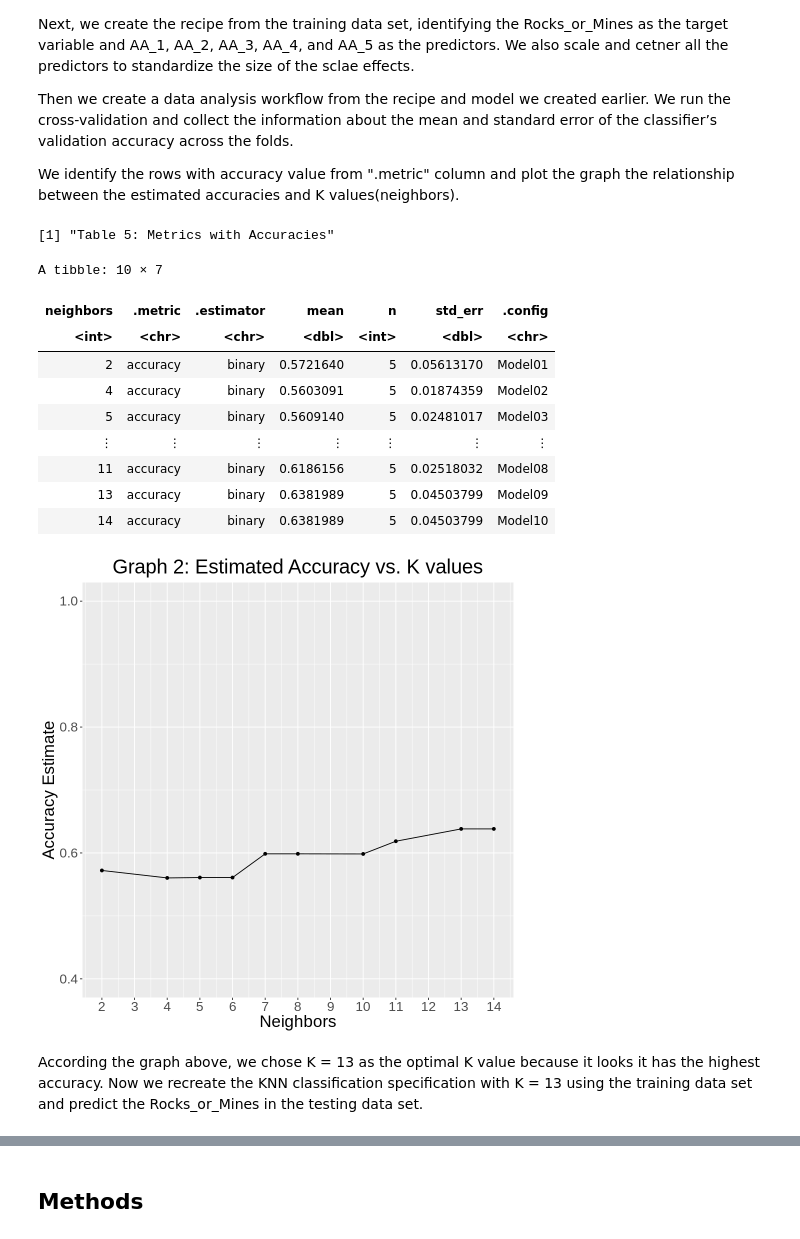
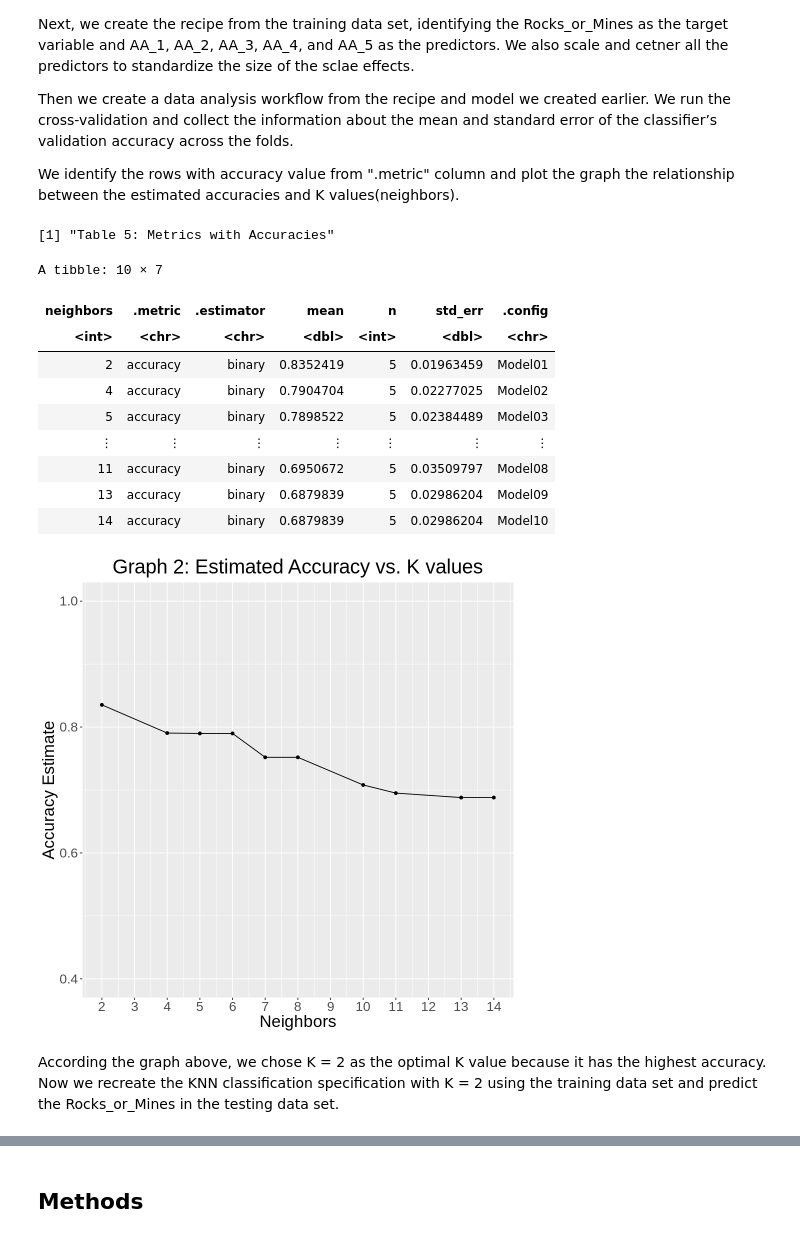
Before and after one commit to m2icocoa/group_project_team_6, a Jupyter notebook: proposal.ipynb, the cells around one changed output, grey strips where cells are left out. Drawn from its saved outputs; the diff is of its cells as text; code cells hidden in the pictures.

Commit message:
KNN accuracy + confusion matrix using 60 angles

```diff
--- a/proposal.ipynb
+++ b/proposal.ipynb
@@ -181,46 +181,46 @@ knn_spec <- nearest_neighbor(weight_func = "rectangular", neighbors = tune()) %>
     set_engine("kknn") %>%
     set_mode("classification")
 
-sonar_recipe <- recipe(Rocks_or_Mines ~ AA_1 + AA_2 + AA_3 + AA_4 + AA_5, data = sonar_training) %>%
+sonar_recipe <- recipe(Rocks_or_Mines ~., data = sonar_training) %>%
     step_scale(all_predictors()) %>%
     step_center(all_predictors())
 
 knn_results <- workflow() %>%
     add_recipe(sonar_recipe) %>%
     add_model(knn_spec) %>%
     tune_grid(resamples = sonar_vfold, grid = 10) %>%
     collect_metrics()
 
 accuracies <- knn_results %>%
     filter(.metric == "accuracy")
 print("Table 5: Metrics with Accuracies")
 accuracies
 
 accuracy_vs_k <- ggplot(accuracies, aes(x = neighbors, y = mean)) +
     geom_point() +
     geom_line() +
     labs(x = "Neighbors", y = "Accuracy Estimate") +
     ggtitle("Graph 2: Estimated Accuracy vs. K values") +
     scale_x_continuous(breaks = seq(0, 20, by = 1)) +
     scale_y_continuous(limits = c(0.4, 1.0)) +
     theme(plot.title = element_text(hjust = 0.5),
           text = element_text(size = 20))
 
 accuracy_vs_k
 # %% [output]
 [1] "Table 5: Metrics with Accuracies"
 A tibble: 10 × 7
 | neighbors | .metric | .estimator | mean | n | std_err | .config |
 | <int> | <chr> | <chr> | <dbl> | <int> | <dbl> | <chr> |
-| 2 | accuracy | binary | 0.5721640 | 5 | 0.05613170 | Model01 |
-| 4 | accuracy | binary | 0.5603091 | 5 | 0.01874359 | Model02 |
-| 5 | accuracy | binary | 0.5609140 | 5 | 0.02481017 | Model03 |
+| 2 | accuracy | binary | 0.8352419 | 5 | 0.01963459 | Model01 |
+| 4 | accuracy | binary | 0.7904704 | 5 | 0.02277025 | Model02 |
+| 5 | accuracy | binary | 0.7898522 | 5 | 0.02384489 | Model03 |
 | ⋮ | ⋮ | ⋮ | ⋮ | ⋮ | ⋮ | ⋮ |
-| 11 | accuracy | binary | 0.6186156 | 5 | 0.02518032 | Model08 |
-| 13 | accuracy | binary | 0.6381989 | 5 | 0.04503799 | Model09 |
-| 14 | accuracy | binary | 0.6381989 | 5 | 0.04503799 | Model10 |
+| 11 | accuracy | binary | 0.6950672 | 5 | 0.03509797 | Model08 |
+| 13 | accuracy | binary | 0.6879839 | 5 | 0.02986204 | Model09 |
+| 14 | accuracy | binary | 0.6879839 | 5 | 0.02986204 | Model10 |
-[figure, old version]
+[figure, new version]
 # %% [markdown]
-According the graph above, we chose K = 13 as the optimal K value because it looks it has the highest accuracy.
-Now we recreate the KNN classification specification with K = 13 using the training data set and predict the Rocks_or_Mines in the testing data set.
+According the graph above, we chose K = 2 as the optimal K value because it has the highest accuracy.
+Now we recreate the KNN classification specification with K = 2 using the training data set and predict the Rocks_or_Mines in the testing data set.
 # %%
```
Also changed, not shown: parts of 2 cells of this notebook.
